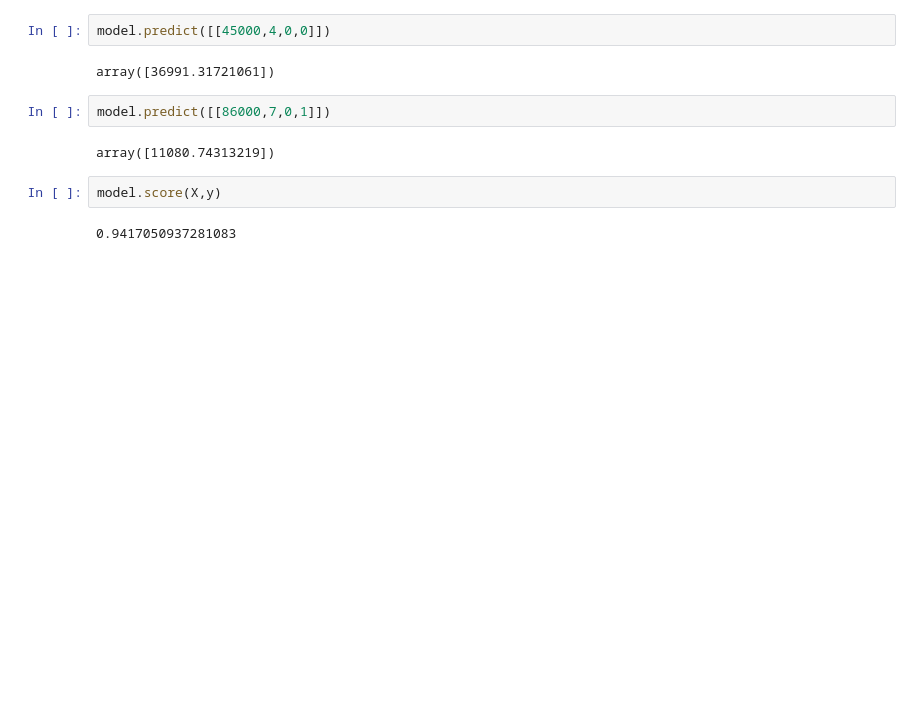
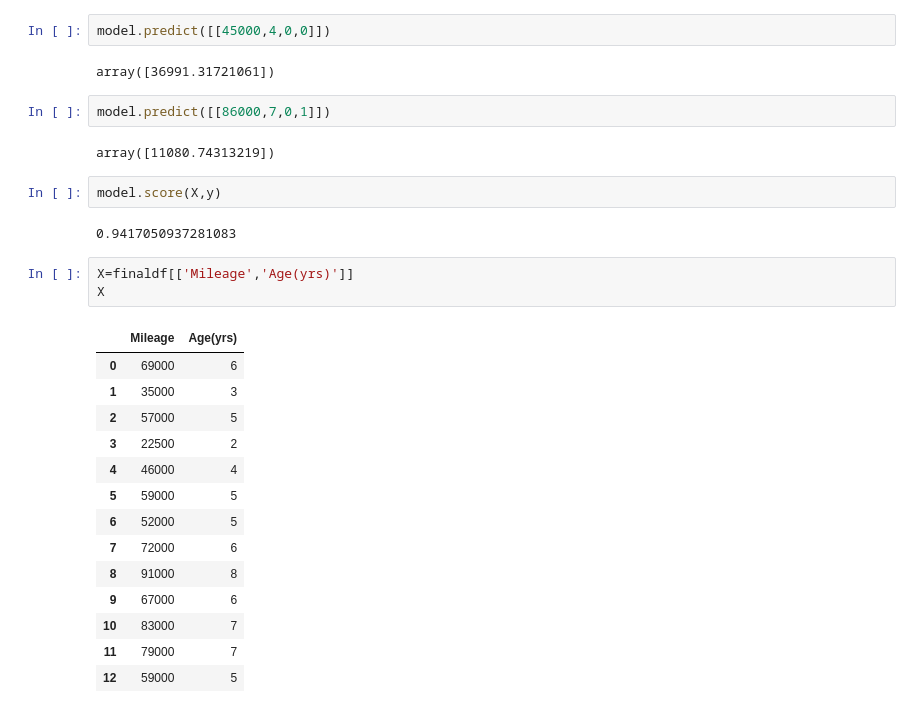
Before and after one commit to ashwinchelsea14/ML-start, a Jupyter notebook: ML_Start.ipynb, the cells around one changed output. Saved outputs shown, nothing was run; the diff lists cells and outputs as text; blank space fills up the shorter version.

```diff
--- a/ML_Start.ipynb
+++ b/ML_Start.ipynb
@@ -323,3 +323,21 @@ array([11080.74313219])
 model.score(X,y)
 # %% [output]
 0.9417050937281083
+# %%
+X=finaldf[['Mileage','Age(yrs)']]
+X
+# %% [output]
+|  | Mileage | Age(yrs) |
+| 0 | 69000 | 6 |
+| 1 | 35000 | 3 |
+| 2 | 57000 | 5 |
+| 3 | 22500 | 2 |
+| 4 | 46000 | 4 |
+| 5 | 59000 | 5 |
+| 6 | 52000 | 5 |
+| 7 | 72000 | 6 |
+| 8 | 91000 | 8 |
+| 9 | 67000 | 6 |
+| 10 | 83000 | 7 |
+| 11 | 79000 | 7 |
+| 12 | 59000 | 5 |
```
Also changed, not shown: parts of 8 cells of this notebook.
